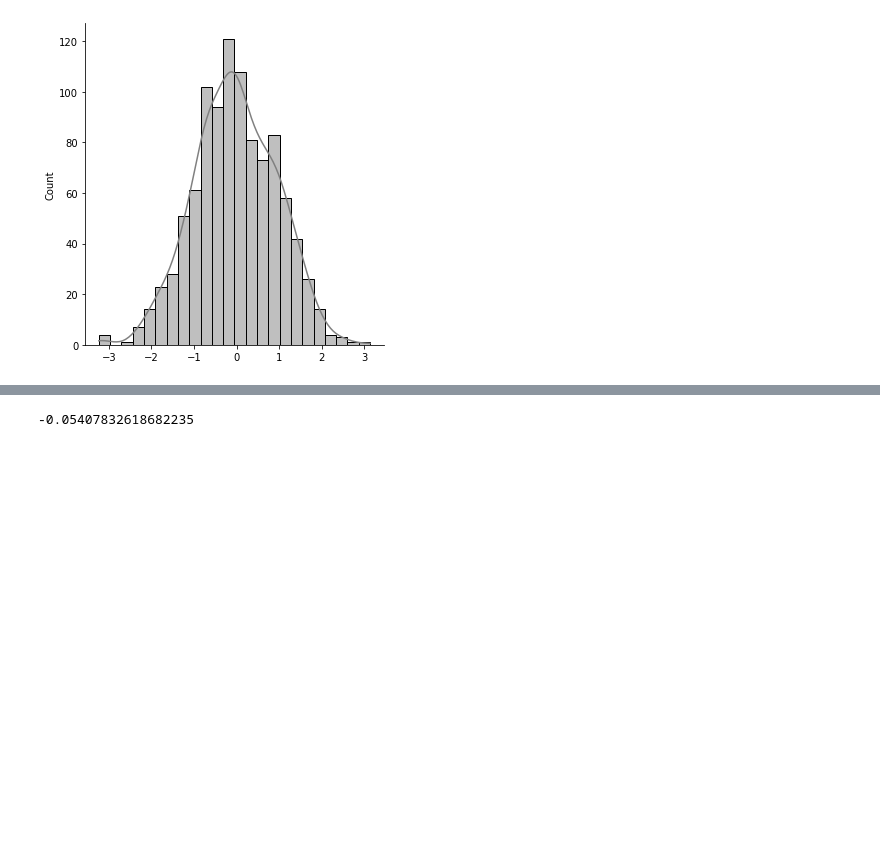
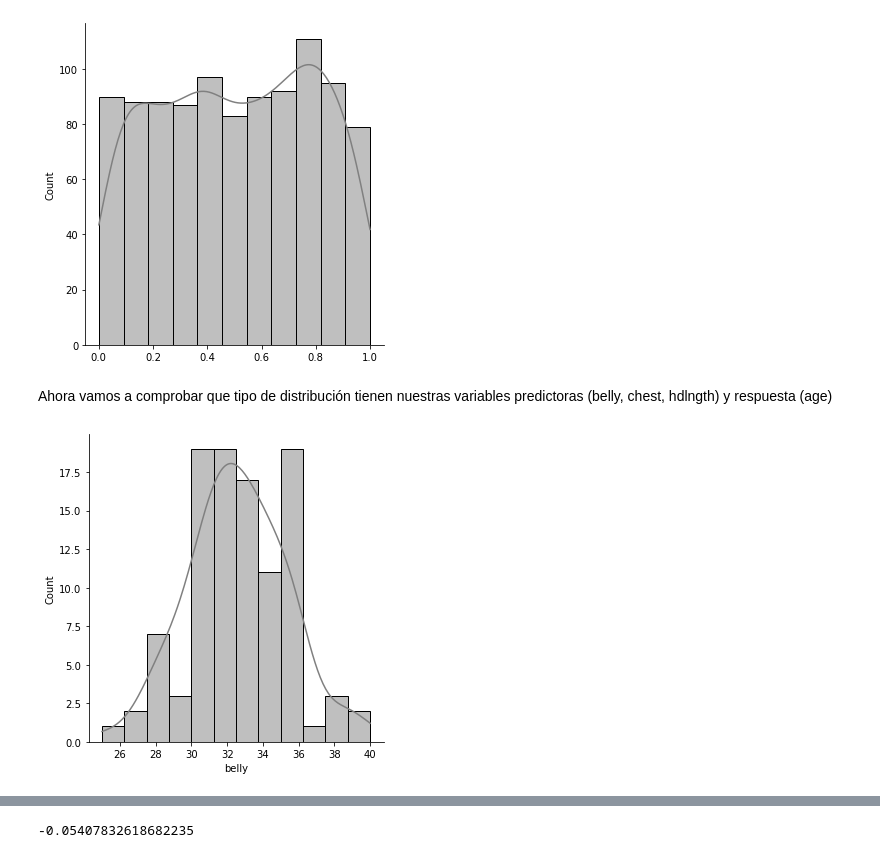
Before and after one commit to Adalab/Da-promoB-Modulo-3-Sprint-1-Lucia-Natalia, a Jupyter notebook: Pair-Programming-Modulo3-Sprint1-Test_Estadisticos.ipynb, the cells around one changed output, grey strips where cells are left out. Drawn from its saved outputs; the diff is of its cells as text; code cells hidden in the pictures; blank space fills up the shorter version.

```diff
--- a/Pair-Programming-Modulo3-Sprint1-Test_Estadisticos.ipynb
+++ b/Pair-Programming-Modulo3-Sprint1-Test_Estadisticos.ipynb
@@ -39,6 +93,13 @@ array([0.791116  , 0.32887513, 0.31465811, 0.37584069, 0.2973213 ,
 # %%
 # graficamos los datos
-sns.displot(datos_normales, kde = True, color = "grey");
+sns.displot(datos_no_normales, kde = True, color = "grey");
 # %% [output]
-[figure, old version]
+[figure, new version]
+# %% [markdown]
+Ahora vamos a comprobar que tipo de distribución tienen nuestras variables predictoras (belly, chest, hdlngth) y respuesta (age)
+# %%
+# graficamos los datos
+sns.displot(df["belly"], kde = True, color = "grey");
+# %% [output]
+[figure, added]
 # %%
```
Also changed, not shown: parts of 31 cells of this notebook, 1 other file.
